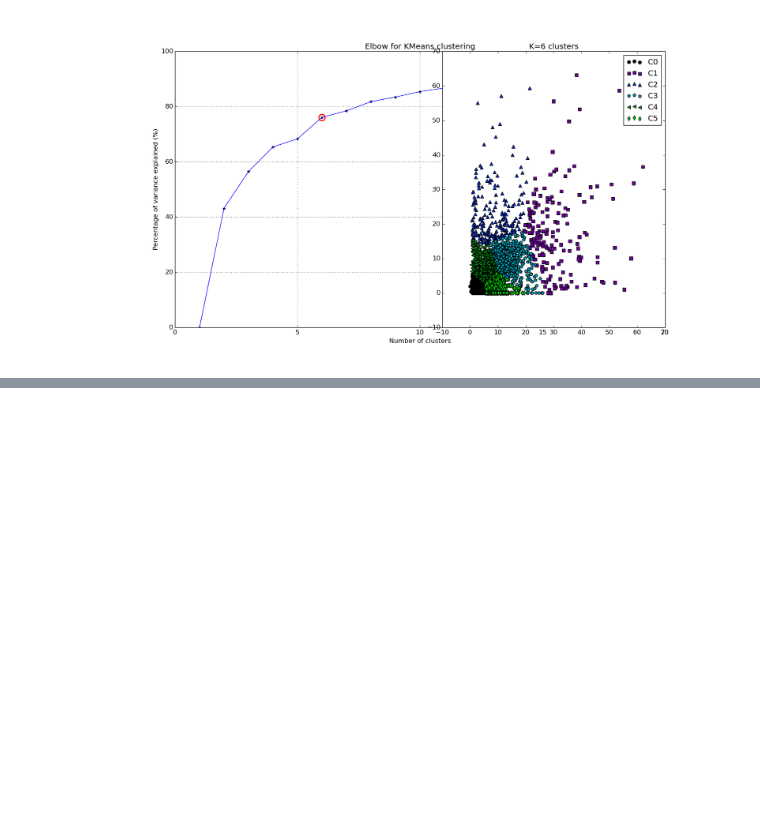
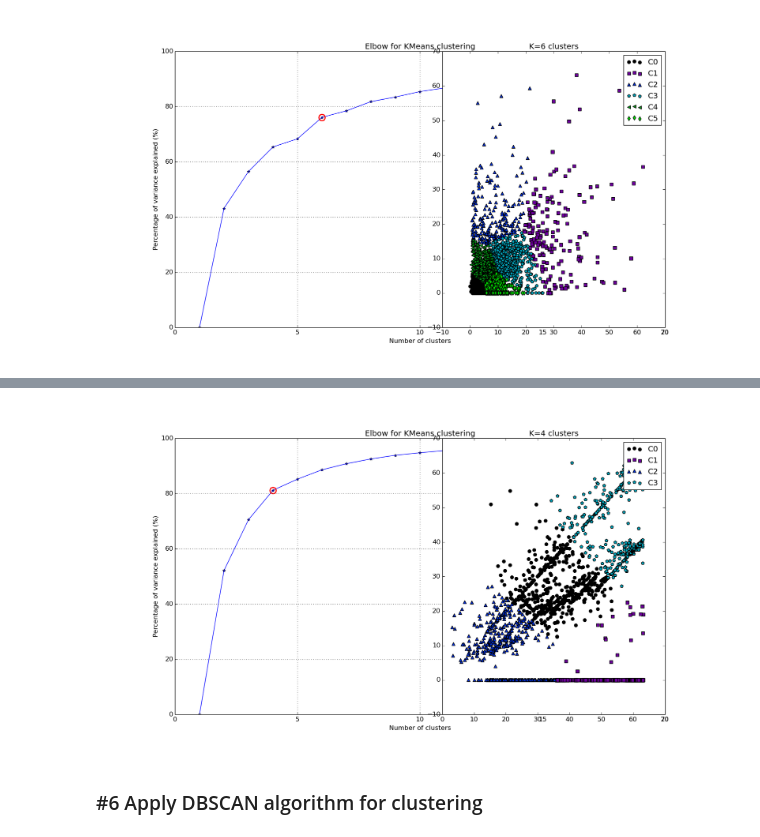
Before and after one commit to brainiacOnly/PrometheusAnalyst, a Jupyter notebook: ClusterHistory.ipynb, the cells around one changed output, grey strips where cells are left out. Cells and saved outputs as stored; diff of their text form; code cells hidden in the pictures; blank space fills up the shorter version.

```diff
--- a/ClusterHistory.ipynb
+++ b/ClusterHistory.ipynb
@@ -178,0 +237,6 @@ Image(filename='cluster2.png')
+# %%
+Image(filename='cluster2_1.png')
+# %% [output]
+[figure, added]
+# %% [markdown]
+### #6 Apply DBSCAN algorithm for clustering
```
Also changed, not shown: parts of 11 cells of this notebook, 1 other file.
